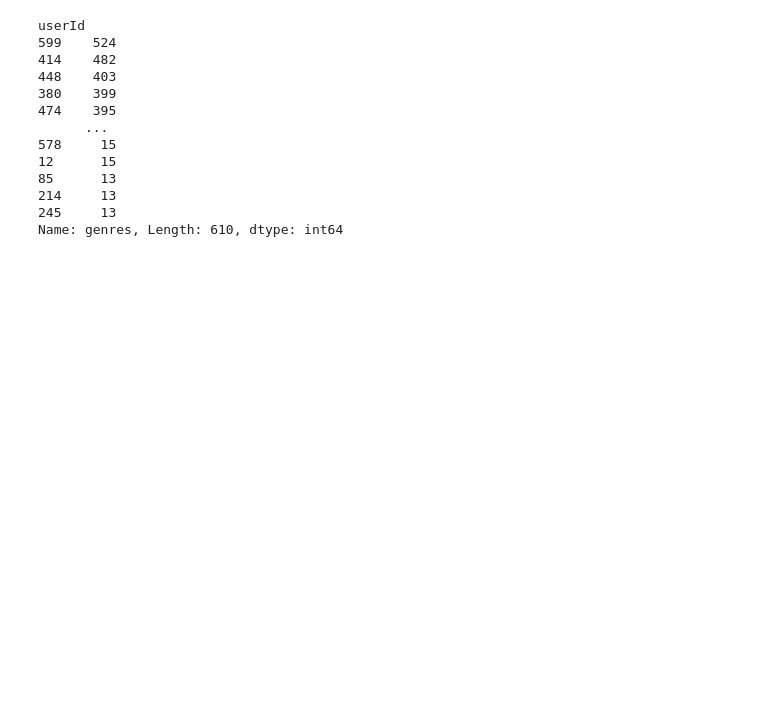
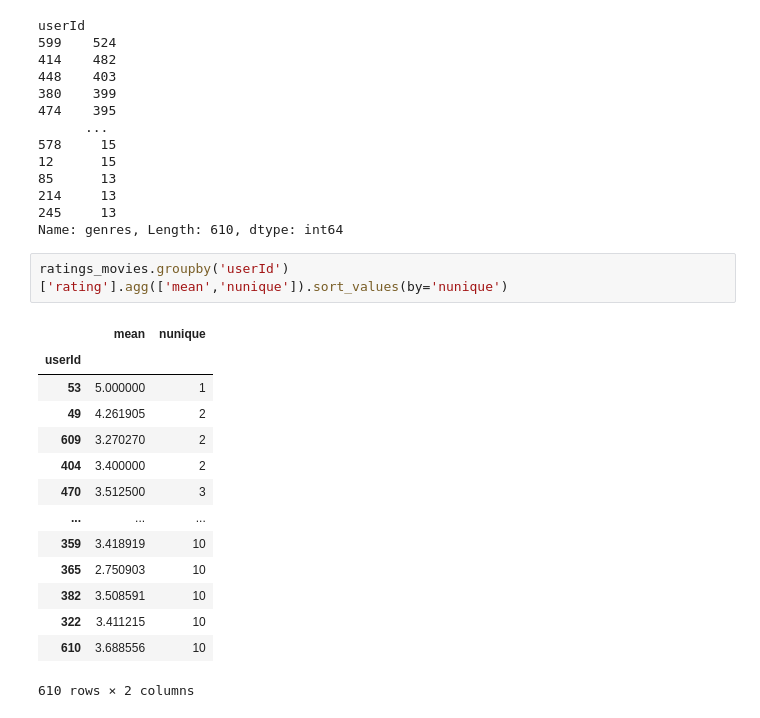
Before and after one commit to Goooooooooooooooooooogle/sf_data_science, a Jupyter notebook: PYTHON 12 - Продвинутые методы Pandas/out.ipynb, the cells around one changed output. Drawn from its saved outputs; the diff is of its cells as text; blank space fills up the shorter version.

```diff
--- a/PYTHON 12 - Продвинутые методы Pandas/out.ipynb
+++ b/PYTHON 12 - Продвинутые методы Pandas/out.ipynb
@@ -137,3 +135,20 @@ userId
 214     13
 245     13
 Name: genres, Length: 610, dtype: int64
+# %%
+ratings_movies.groupby('userId')['rating'].agg(['mean','nunique']).sort_values(by='nunique')
+# %% [output]
+|  | mean | nunique |
+| userId |  |  |
+| 53 | 5.000000 | 1 |
+| 49 | 4.261905 | 2 |
+| 609 | 3.270270 | 2 |
+| 404 | 3.400000 | 2 |
+| 470 | 3.512500 | 3 |
+| ... | ... | ... |
+| 359 | 3.418919 | 10 |
+| 365 | 2.750903 | 10 |
+| 382 | 3.508591 | 10 |
+| 322 | 3.411215 | 10 |
+| 610 | 3.688556 | 10 |
+610 rows × 2 columns
```
Also changed, not shown: parts of 8 cells of this notebook, 4 other files.
